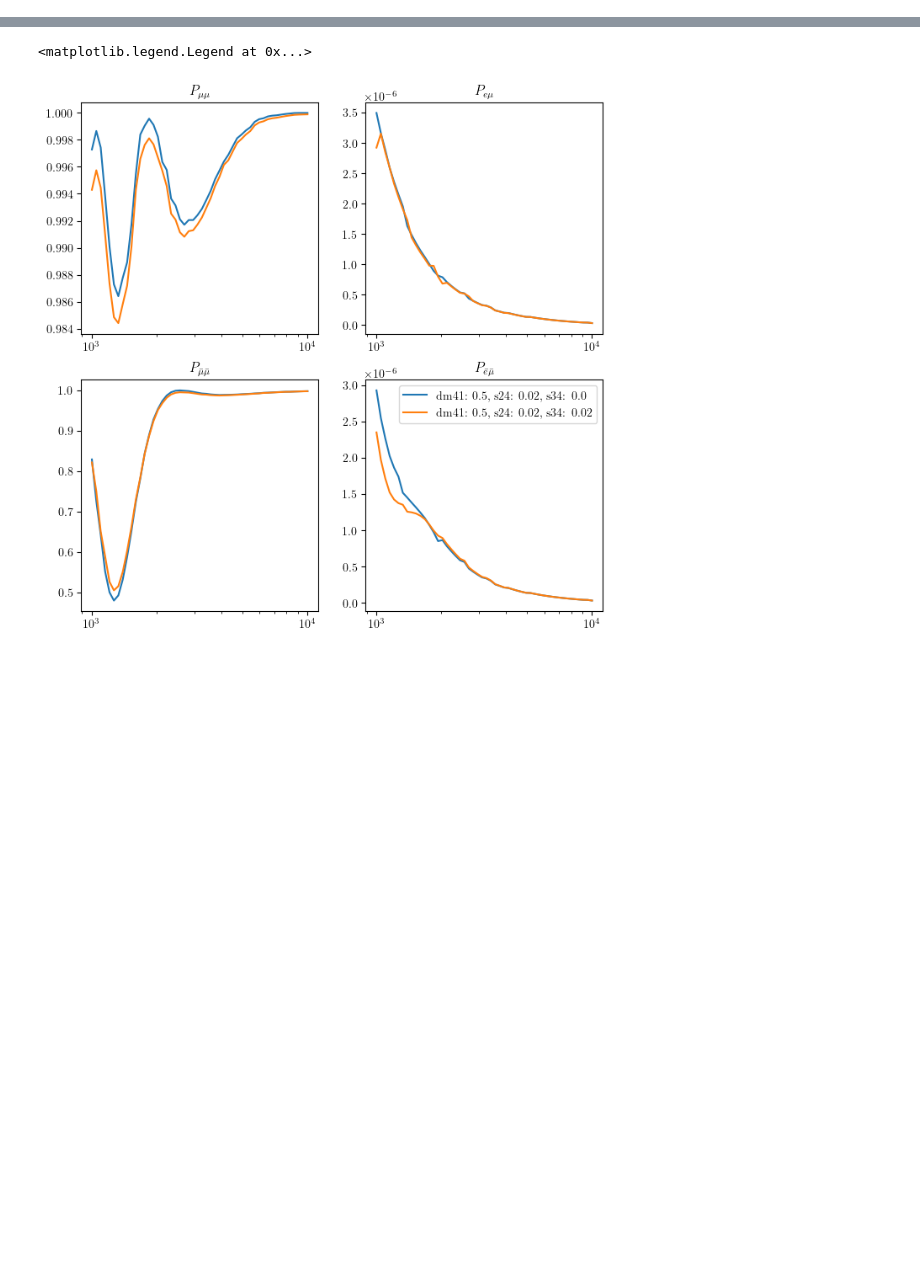
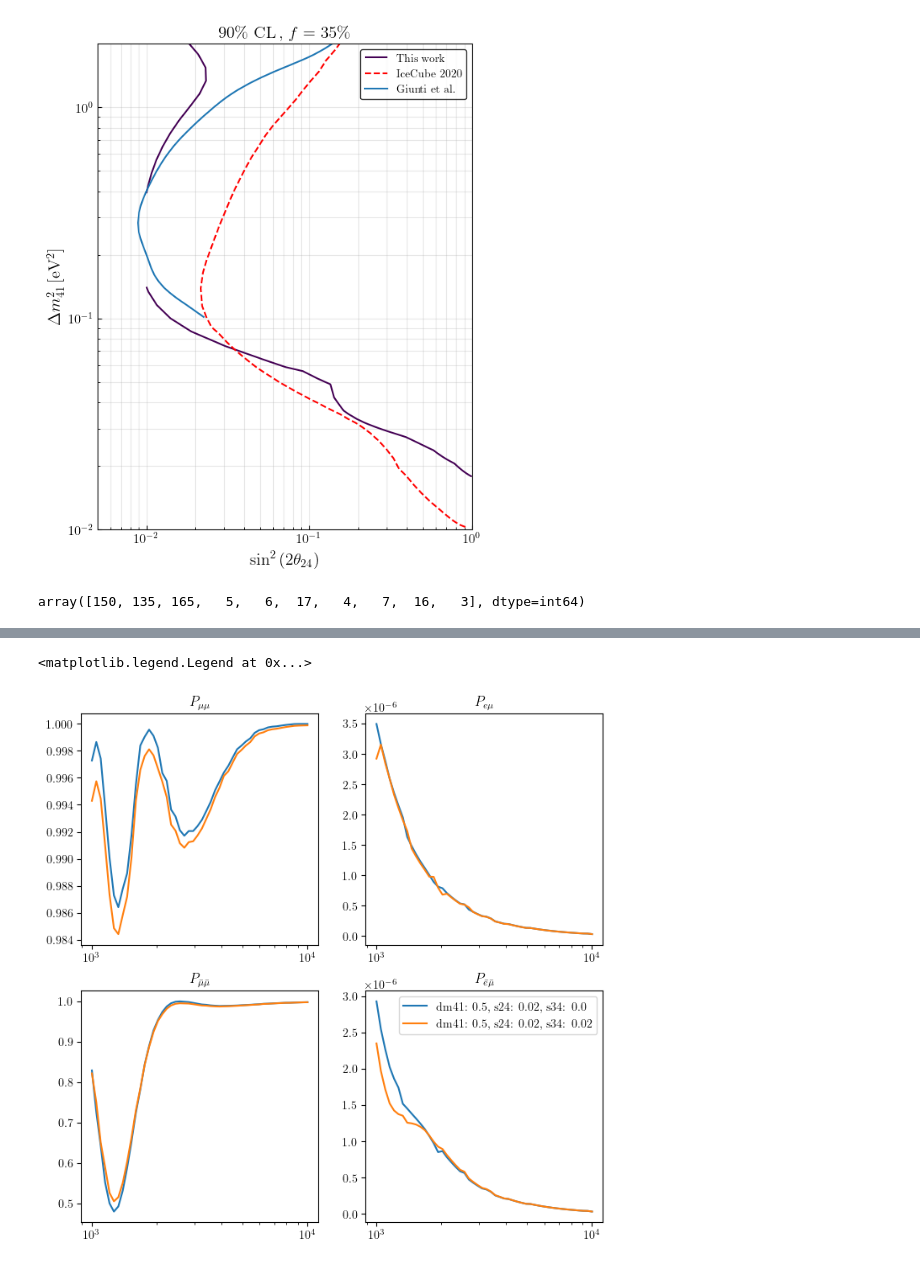
Before and after one commit to Sjoeborg/thesis, a Jupyter notebook: notebooks/event_processing.ipynb, the cells around one changed output, grey strips where cells are left out. Cells and saved outputs as stored; diff of their text form; code cells hidden in the pictures; blank space fills up the shorter version.

```diff
--- a/notebooks/event_processing.ipynb
+++ b/notebooks/event_processing.ipynb
@@ -36,7 +36,8 @@ IC_observed = IC_observed_full[E_bins,z_bins_T].T
 #IC_observed_2017 = np.array(pd.read_csv('./pre_computed/IC_observed_2017.csv', header=None))
 # %%
 giunti_contour_cl90 = pd.read_csv('./src/data/files/giunti_cl90.csv',header=None, names=['s24','dm41']).sort_values('dm41')
-IC_contour_cl90 = pd.read_csv('./src/data/files/ic_cl90.csv',header=None, names=['s24','dm41']).sort_values('dm41')
+IC_contour_cl90 = pd.read_csv('./src/data/files/ic_24_cl90.csv',header=None, names=['s24','dm41']).sort_values('dm41')
+#IC_contour_cl90 = pd.read_csv('./src/data/files/ic_cl90.csv',header=None, names=['s24','dm41']).sort_values('dm41')
 giunti_contour_cl99 = pd.read_csv('./src/data/files/giunti_cl99.csv',header=None, names=['s24','dm41']).sort_values('dm41')
 IC_contour_cl99 = pd.read_csv('./src/data/files/ic_cl99.csv',header=None, names=['s24','dm41']).sort_values('dm41')
 
@@ -65,14 +66,14 @@ zreco = zreco_full[zFrom:zTo+1]
 zreco_midpoints = zreco_full_midpoints[z_bins]
 # %%
 ndim = 4
-N = 13
+N = 17
 alpha = 0.99
 dm41From = 0.01
 dm41To = 10
-dm41N = 10
+dm41N = 15
 s24From = 0.01
 s24To = 1
-s24N = 10
+s24N = 15
 dm41_range = np.logspace(np.log10(dm41From), np.log10(dm41To),dm41N)
 s24_range = np.linspace(s24From,s24To,s24N)
 param_list = list_of_params(ic_params, dm41_range, s24_range)
@@ -155,3 +148,49 @@ best_fit_params
  'dm_21': 7.53e-05,
  'dm_31': 0.0025153,
  'dm_41': 0.01}
+# %%
+fig,ax = plt.subplots(1,1,figsize=(12/2,8))
+ax = [ax]
+b= ax[0].plot(giunti_contour_cl90.s24, giunti_contour_cl90.dm41, label=r'Giunti et al.')
+a = ax[0].plot(IC_contour_cl90.s24, IC_contour_cl90.dm41, label='IceCube',c='red',ls='--')
+#ax[0].plot(s24_range[s24_cl90_index_list], dm41_range[dm41_cl90_index_list[0]], label='Norm')
+#cnt = ax[0].contour(s24_range, np.flip(dm41_range), deltachi_reshaped, levels=[chi2.cdf(0.9,2)], colors=['blue'])
+cnt = ax[0].contour(s24_fine, dm41_fine, z, levels=[chi2.cdf(0.9,2)])
+'''
+ax[1].plot(giunti_contour_cl99.s24, giunti_contour_cl99.dm41, label='Giunti et al.',ls='solid')
+ax[1].plot(IC_contour_cl99.s24, IC_contour_cl99.dm41, label='IceCube',c='red',ls='--')
+ax[1].contour(s24_range, np.flip(dm41_range), deltachi_reshaped, levels=[chi2.cdf(0.99,2)], colors=['blue'])
+#ax[1].plot(s24_range[s24_cl99_index_list[0]], dm41_range[dm41_cl99_index_list[0]], label='Norm')
+'''
+
+
+ax[0].set_xscale('log')
+#ax[1].set_xscale('log')
+ax[0].set_yscale('log')
+#ax[1].set_yscale('log')
+ax[0].set_xlim((5e-3, 1))
+#ax[1].set_xlim((5e-3, 1))
+ax[0].set_ylim((1e-2,2e0))
+#ax[1].set_ylim((1e-1,1e1))
+ax[0].set_xlabel(r'$\sin^2{(2\theta_{24})}$', fontsize=15)
+#ax[1].set_xlabel(r'$\sin^2{(2\theta_{24})}$', fontsize=15)
+ax[0].set_ylabel(r'$\Delta m^2_{41} \, [\si{\eV\squared}]$', fontsize=15)
+ax[0].grid(True, which='both', alpha=0.3)
+#ax[1].grid(True, which='both', alpha=0.3)
+ax[0].set_title(r'$90\%$ $\mathrm{CL}\,,$ $f=35\%$', fontsize=15)
+#ax[1].set_title(r'$99\%$ $\mathrm{CL}$', fontsize=15)
+
+
+ax[0].tick_params(axis='both', direction='in', which='both', labelsize=12)
+#ax[1].tick_params(axis='both', direction='in', which='both', labelsize=12)
+
+h1,_ = cnt.legend_elements()
+leg = ax[0].legend([h1[0], a[0], b[0]], ['This work', 'IceCube 2020', 'Giunti et al.'])
+leg.get_frame().set_edgecolor('k')
+#savethesis(fig, 's24_contour')
+# %% [output]
+[figure, added]
+# %%
+np.argsort(delta_chi)[:10]
+# %% [output]
+array([150, 135, 165,   5,   6,  17,   4,   7,  16,   3], dtype=int64)
```
Also changed, not shown: parts of 10 cells of this notebook, 2 other files.
